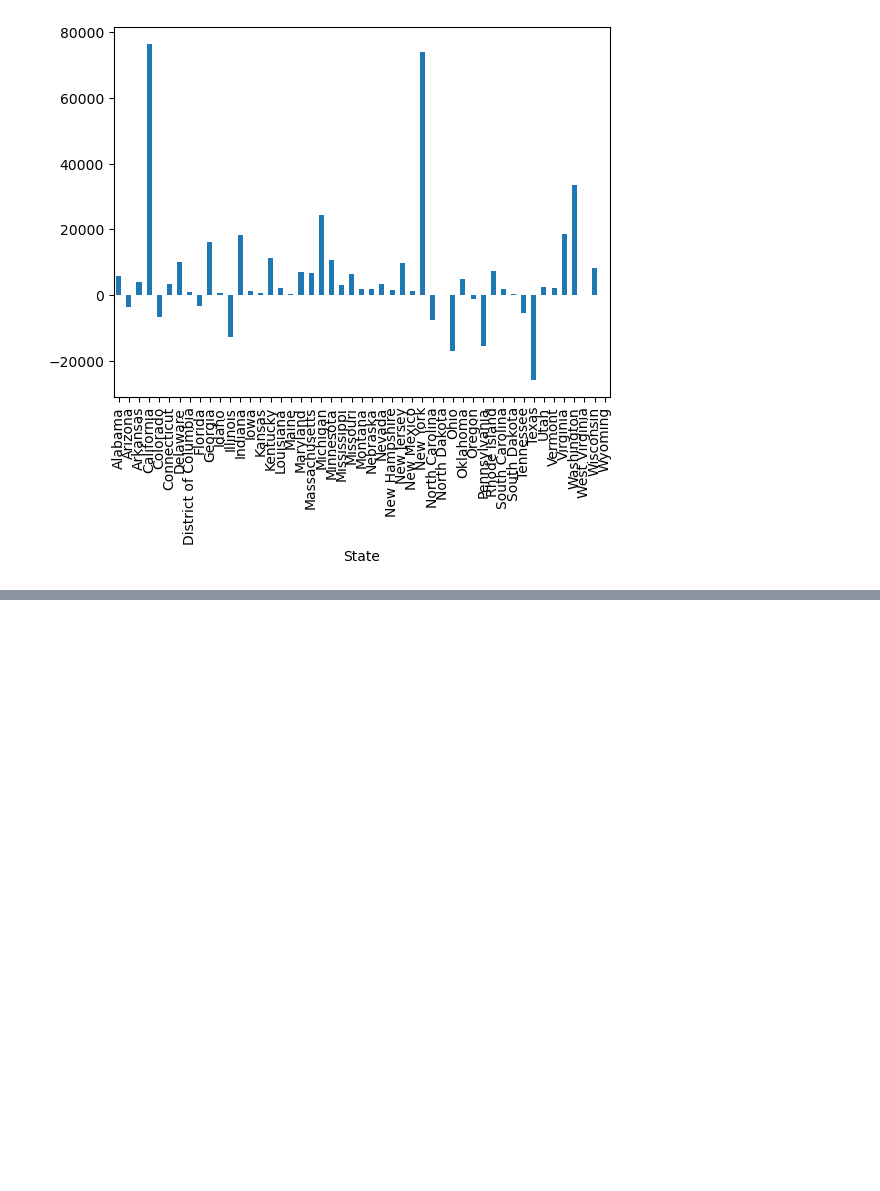
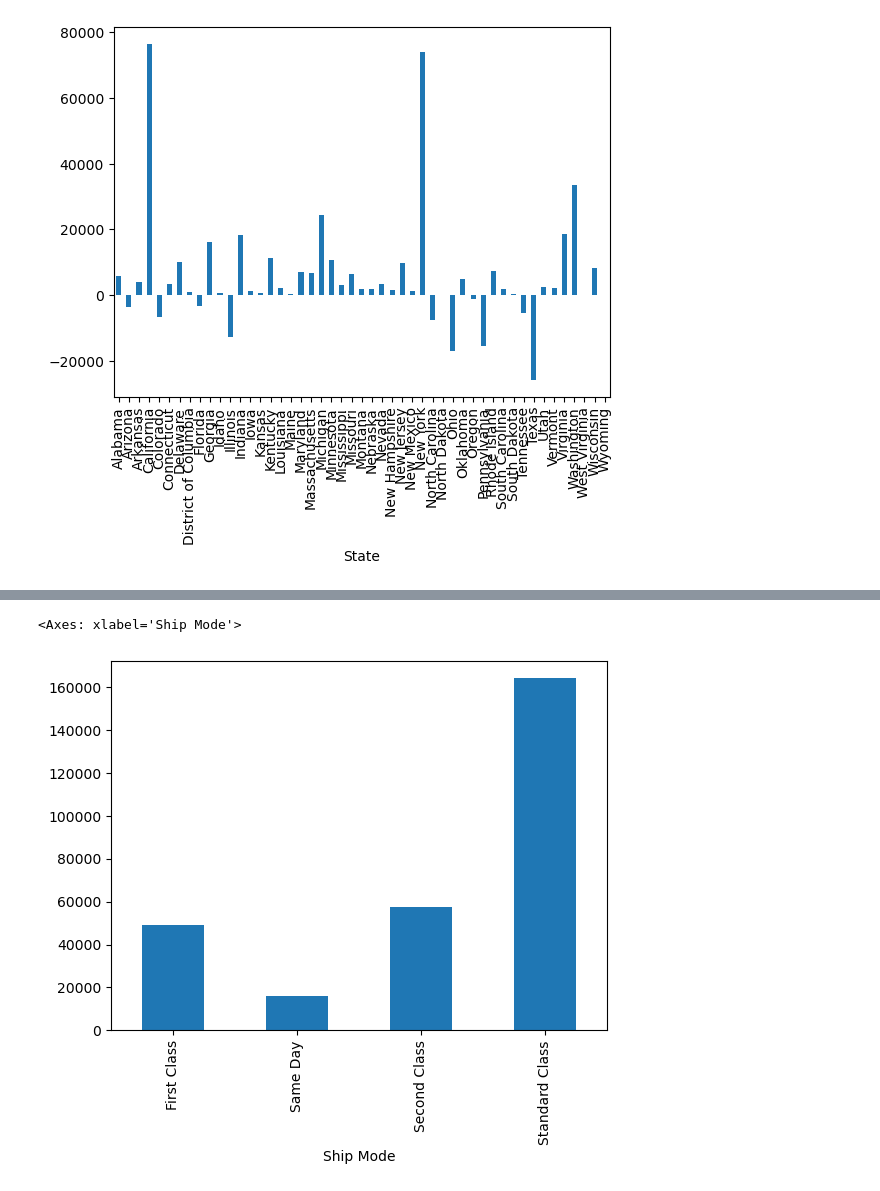
Before and after one commit to iamwatchdogs/Retail-Insights-from-Superstore-Data, a Jupyter notebook: retail-analysis.ipynb, the cells around one changed output, grey strips where cells are left out. Saved outputs shown, nothing was run; the diff lists cells and outputs as text; code cells hidden in the pictures; blank space fills up the shorter version.

```diff
--- a/retail-analysis.ipynb
+++ b/retail-analysis.ipynb
@@ -174,0 +182,5 @@ df.groupby("State")["Profit"].sum().plot.bar()
+# %%
+df.groupby("Ship Mode")["Profit"].sum().plot.bar()
+# %% [output]
+<Axes: xlabel='Ship Mode'>
+[figure, added]
```
Also changed, not shown: parts of 5 cells of this notebook.
